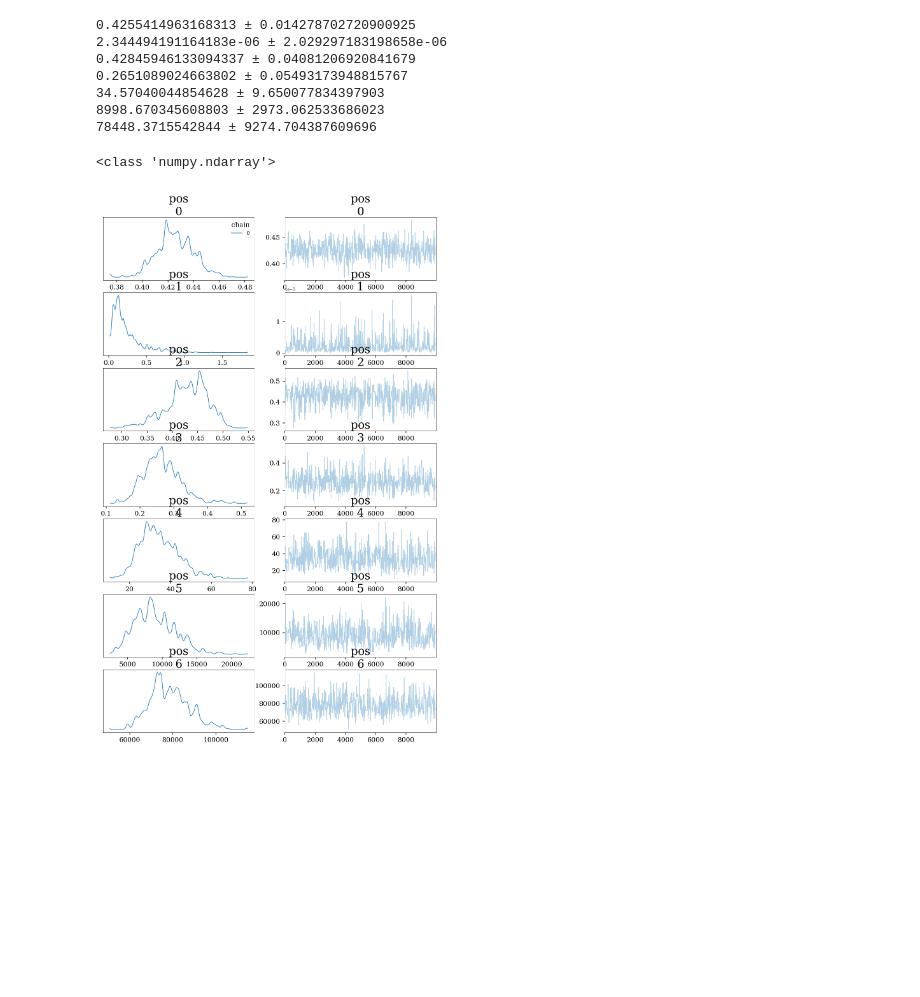
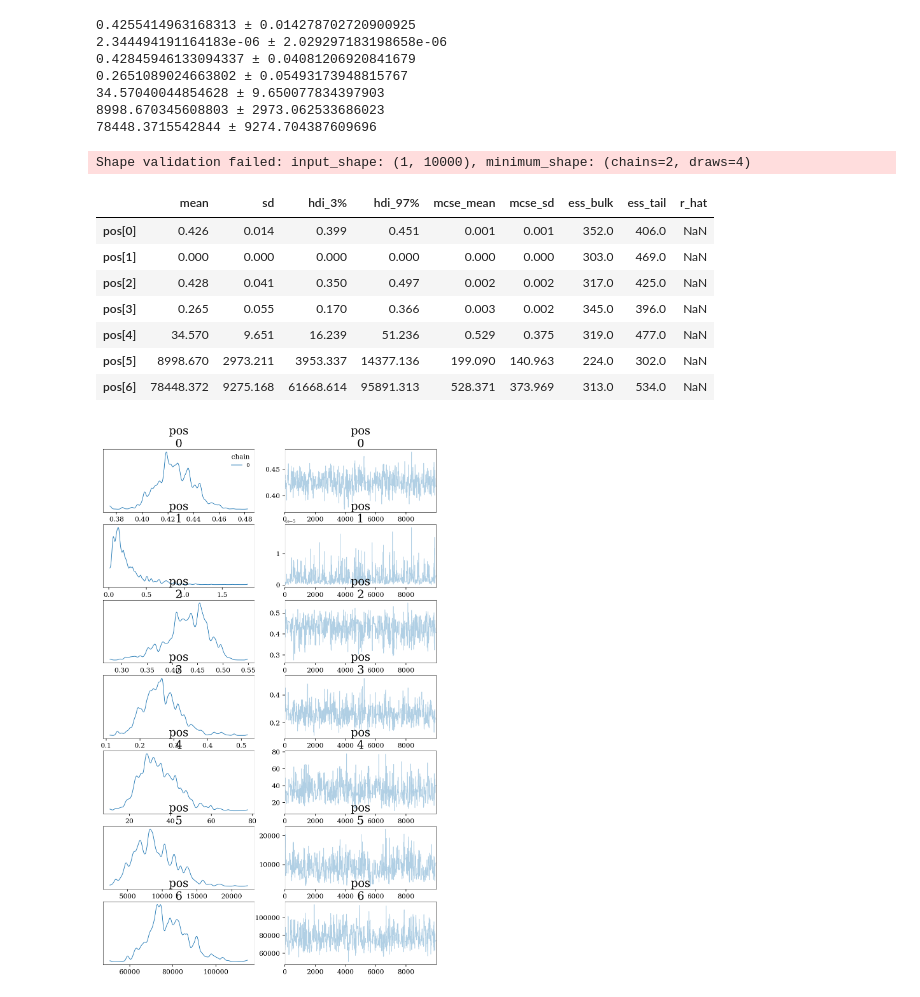
Before and after one commit to jamesbriant/KOH-GPJax, a Jupyter notebook: mici-GRWM-matlabmodel.ipynb, the cells around one changed output. Cells and saved outputs as stored; diff of their text form; code cells hidden in the pictures; blank space fills up the shorter version.

Commit message:
refactor: Improve model computation with gpjax library and code refactoring

```diff
--- a/posterior-mici-GRWM.ipynb
+++ b/mici-GRWM-matlabmodel.ipynb
@@ -56,8 +57,11 @@ tmin = 0.2
 
 
 ##### KOH Model #####
-jitted_neg_log_posterior_density = jit(neg_log_dens)
-
+# jitted_neg_log_posterior_density = jit(neg_log_dens)
+dataloader = DataLoader()
+data = dataloader.get_data() # loads normalised/standardised data
+model = mm.MatlabModel(*data)
+jitted_neg_log_posterior_density = jit(model.get_neg_log_dens_func())
 
 ##### Mici #####
 system = mici.systems.EuclideanMetricSystem(
@@ -105,3 +109,6 @@ Shape validation failed: input_shape: (1, 10000), minimum_shape: (chains=2, draw
 | pos[5] | 9.048 | 0.343 | 8.435 | 9.675 | 0.023 | 0.016 | 224.0 | 302.0 | NaN |
 | pos[6] | 11.263 | 0.117 | 11.031 | 11.472 | 0.007 | 0.005 | 313.0 | 534.0 | NaN |
 | hamiltonian | -786.158 | 2.653 | -790.589 | -781.153 | 0.118 | 0.084 | 476.0 | 1117.0 | NaN |
+# %%
+for i in range(7):
+    print(np.mean(traces['pos'][0][:, i]), '±', np.std(traces['pos'][0][:, i]))
@@ -139,10 +154,18 @@ for i in range(7):
 34.57040044854628 ± 9.650077834397903
 8998.670345608803 ± 2973.062533686023
 78448.3715542844 ± 9274.704387609696
-# %%
-print(type(traces['pos'][0]))
-# %% [output]
-<class 'numpy.ndarray'>
+# %%
+arviz.summary(traces_transformed)
+# %% [output]
+Shape validation failed: input_shape: (1, 10000), minimum_shape: (chains=2, draws=4)
+|  | mean | sd | hdi_3% | hdi_97% | mcse_mean | mcse_sd | ess_bulk | ess_tail | r_hat |
+| pos[0] | 0.426 | 0.014 | 0.399 | 0.451 | 0.001 | 0.001 | 352.0 | 406.0 | NaN |
+| pos[1] | 0.000 | 0.000 | 0.000 | 0.000 | 0.000 | 0.000 | 303.0 | 469.0 | NaN |
+| pos[2] | 0.428 | 0.041 | 0.350 | 0.497 | 0.002 | 0.002 | 317.0 | 425.0 | NaN |
+| pos[3] | 0.265 | 0.055 | 0.170 | 0.366 | 0.003 | 0.002 | 345.0 | 396.0 | NaN |
+| pos[4] | 34.570 | 9.651 | 16.239 | 51.236 | 0.529 | 0.375 | 319.0 | 477.0 | NaN |
+| pos[5] | 8998.670 | 2973.211 | 3953.337 | 14377.136 | 199.090 | 140.963 | 224.0 | 302.0 | NaN |
+| pos[6] | 78448.372 | 9275.168 | 61668.614 | 95891.313 | 528.371 | 373.969 | 313.0 | 534.0 | NaN |
 # %%
 with plt.style.context(plot_style):
     arviz.plot_trace(
```
Also changed, not shown: parts of 4 cells of this notebook, 1 other file.
